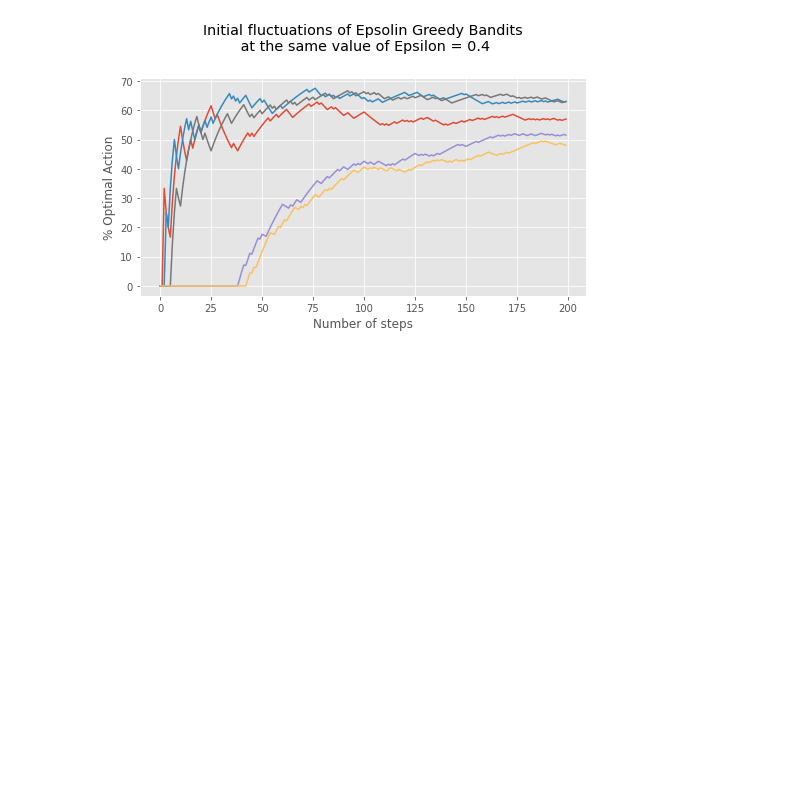
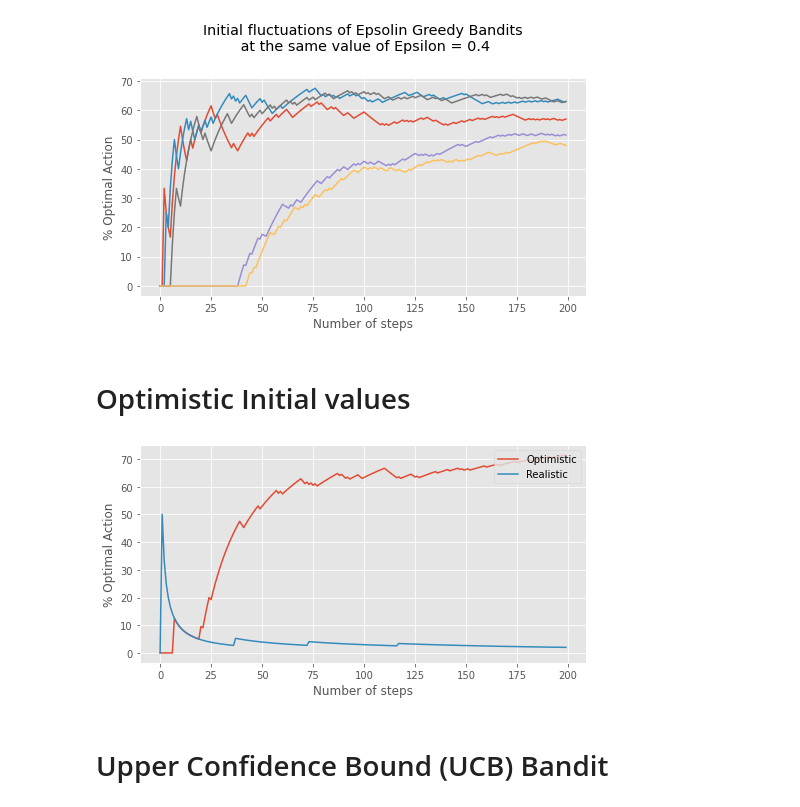
Before and after one commit to yasserius-ml/reinforment_learning_sutton_barto, a Jupyter notebook: Ch_2_MultiArm_Bandits.ipynb, the cells around one changed output. Drawn from its saved outputs; the diff is of its cells as text; code cells hidden in the pictures; blank space fills up the shorter version.

Commit message:
Added UCB Bandits and some comparison plots

```diff
--- a/Ch_2_MultiArm_Bandits.ipynb
+++ b/Ch_2_MultiArm_Bandits.ipynb
@@ -483,3 +485,38 @@ with plt.style.context('ggplot'):
   plt.show()
 # %% [output]
 [figure]
+# %% [markdown]
+# Optimistic Initial values
+# %%
+import matplotlib.pyplot as plt
+
+K_ARMS = 10
+EPSILON = 0.2
+N_STEPS = 200
+Q_INITIAL = 5
+
+optimistic_bandit = EpsilonGreedyBandit(k=K_ARMS, epsilon=EPSILON, q_init=Q_INITIAL)
+realistic_bandit = EpsilonGreedyBandit(k=K_ARMS, epsilon=EPSILON)
+
+optimistic_bandit.act(N_STEPS)
+realistic_bandit.act(N_STEPS)
+
+
+optimisitic_opt_act_vals = optimistic_bandit.get_optimal_value_percentages()
+realistic_opt_act_vals = realistic_bandit.get_optimal_value_percentages()
+
+with plt.style.context('ggplot'):
+  fig = plt.figure(figsize=(8, 4))
+
+  plt.plot(optimisitic_opt_act_vals, label="Optimistic")
+  plt.plot(realistic_opt_act_vals, label="Realistic")
+
+  plt.ylabel('% Optimal Action')
+  plt.xlabel('Number of steps')
+  plt.legend(loc="upper right")
+
+  plt.show()
+# %% [output]
+[figure, added]
+# %% [markdown]
+# Upper Confidence Bound (UCB) Bandit
```
Also changed, not shown: parts of 10 cells of this notebook.
